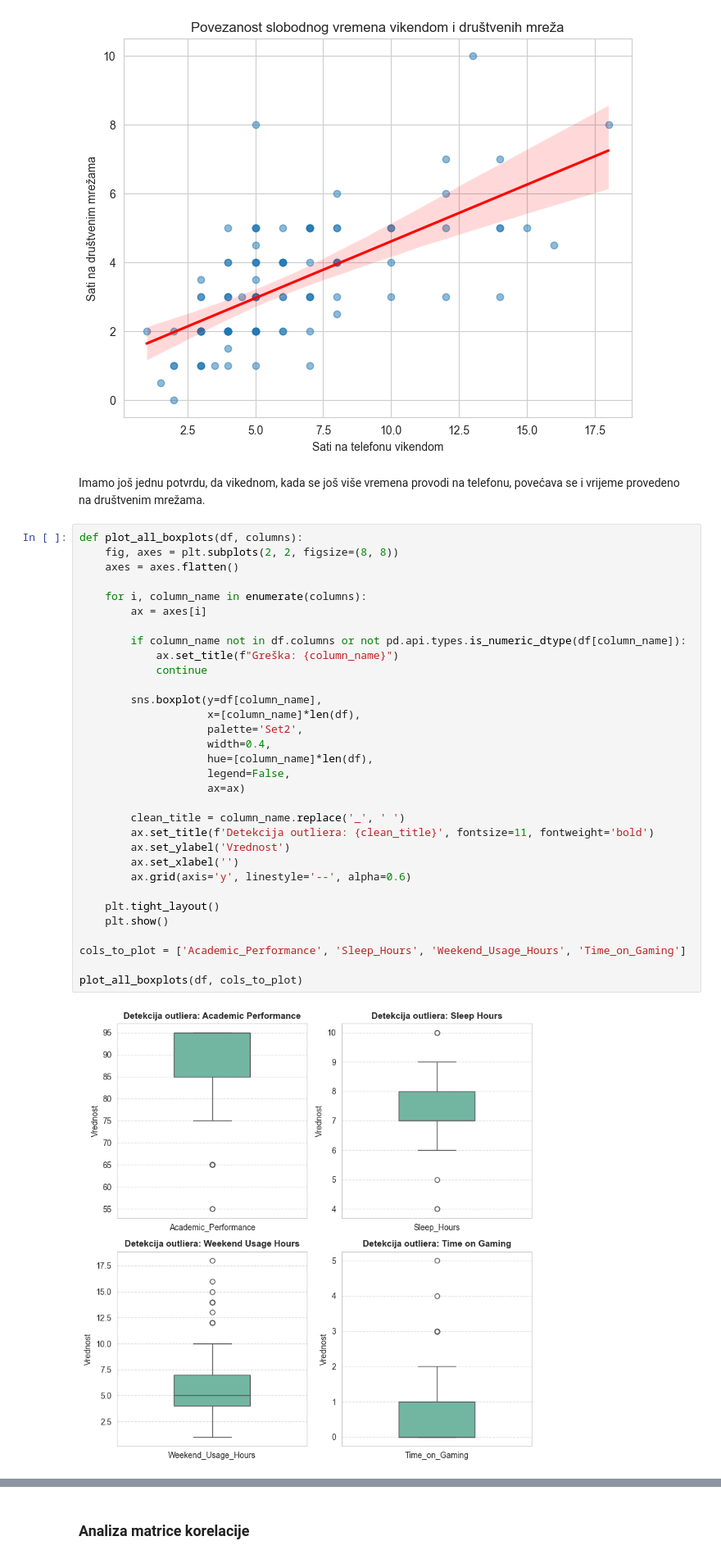
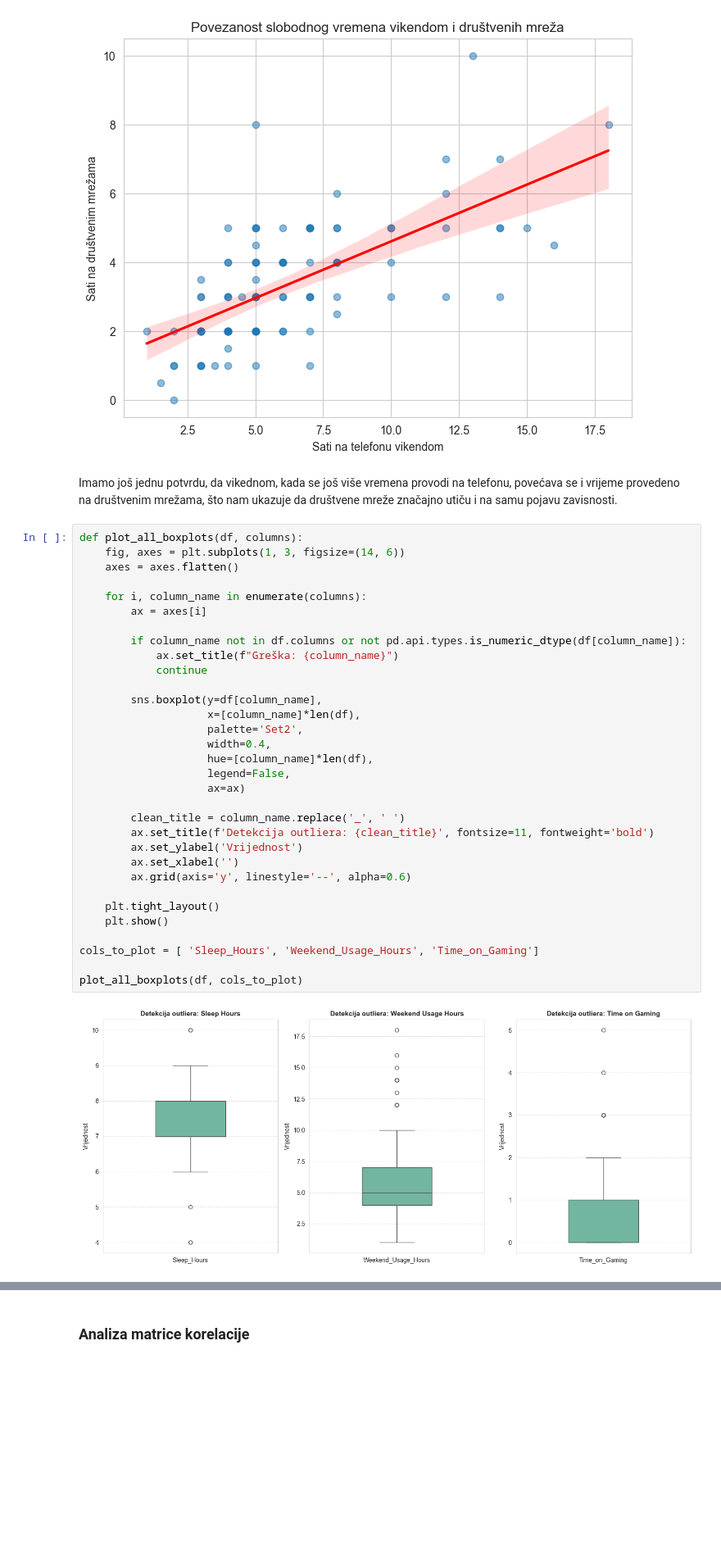
Before and after one commit to djukic002/siap-projekat, a Jupyter notebook: eda-survey.ipynb, the cells around one changed output, grey strips where cells are left out. Shown at 82% size. Drawn from its saved outputs; the diff is of its cells as text; blank space fills up the shorter version.

```diff
--- a/eda-survey.ipynb
+++ b/eda-survey.ipynb
@@ -214,38 +214,38 @@ plt.show()
 # %% [output]
 [figure]
 # %% [markdown]
-Imamo još jednu potvrdu, da vikednom, kada se još više vremena provodi na telefonu, povećava se i vrijeme provedeno na društvenim mrežama.
+Imamo još jednu potvrdu, da vikednom, kada se još više vremena provodi na telefonu, povećava se i vrijeme provedeno na društvenim mrežama, što nam ukazuje da društvene mreže značajno utiču i na samu pojavu zavisnosti.
 # %%
 def plot_all_boxplots(df, columns):
-    fig, axes = plt.subplots(2, 2, figsize=(8, 8))
+    fig, axes = plt.subplots(1, 3, figsize=(14, 6))
     axes = axes.flatten()
 
     for i, column_name in enumerate(columns):
         ax = axes[i]
 
         if column_name not in df.columns or not pd.api.types.is_numeric_dtype(df[column_name]):
             ax.set_title(f"Greška: {column_name}")
             continue
 
         sns.boxplot(y=df[column_name],
                     x=[column_name]*len(df),
                     palette='Set2',
                     width=0.4,
                     hue=[column_name]*len(df),
                     legend=False,
                     ax=ax)
 
         clean_title = column_name.replace('_', ' ')
         ax.set_title(f'Detekcija outliera: {clean_title}', fontsize=11, fontweight='bold')
-        ax.set_ylabel('Vrednost')
+        ax.set_ylabel('Vrijednost')
         ax.set_xlabel('')
         ax.grid(axis='y', linestyle='--', alpha=0.6)
 
     plt.tight_layout()
     plt.show()
 
-cols_to_plot = ['Academic_Performance', 'Sleep_Hours', 'Weekend_Usage_Hours', 'Time_on_Gaming']
+cols_to_plot = [ 'Sleep_Hours', 'Weekend_Usage_Hours', 'Time_on_Gaming']
 
 plot_all_boxplots(df, cols_to_plot)
 # %% [output]
-[figure, old version]
+[figure, new version]
```
Also changed, not shown: parts of 11 cells of this notebook.
